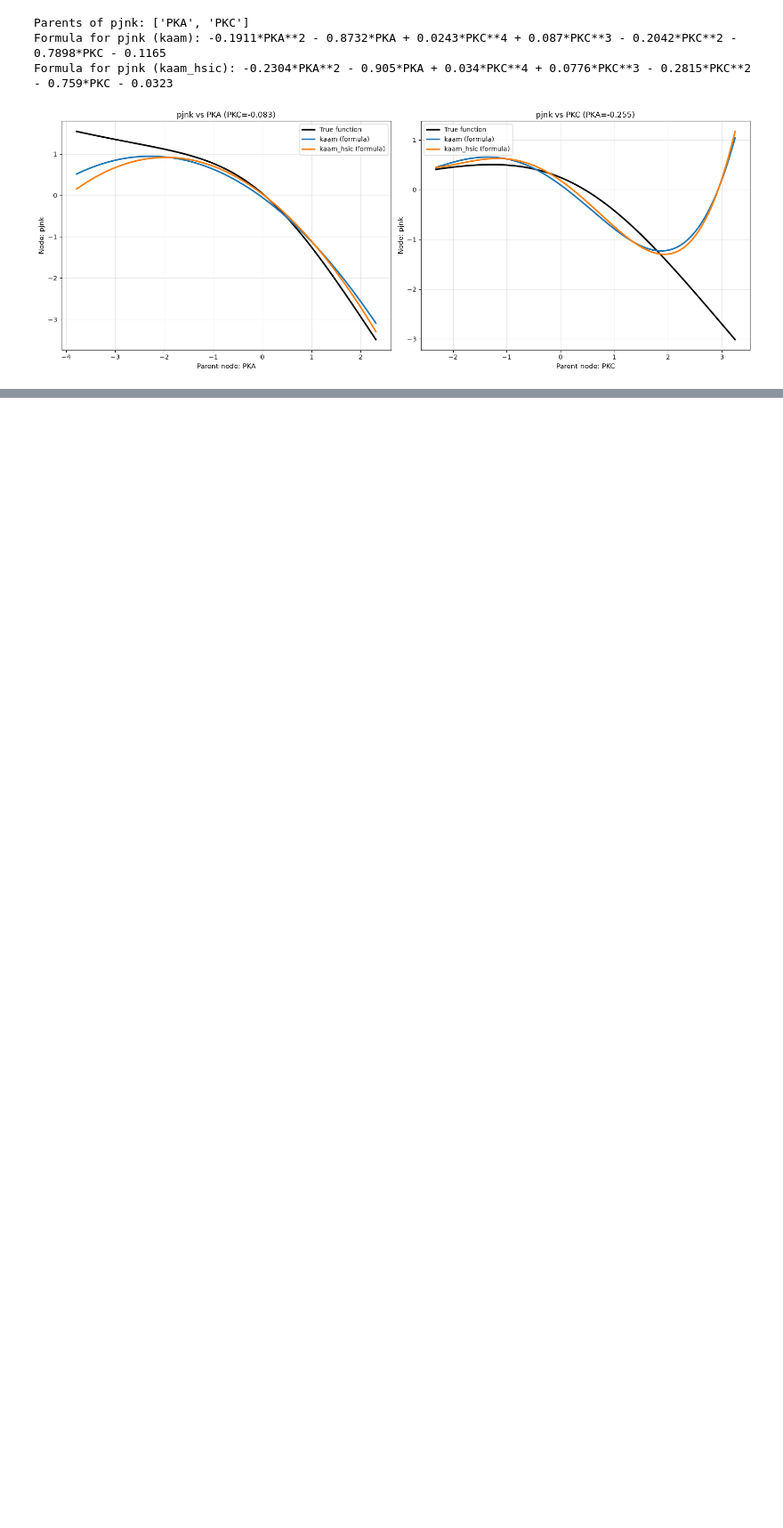
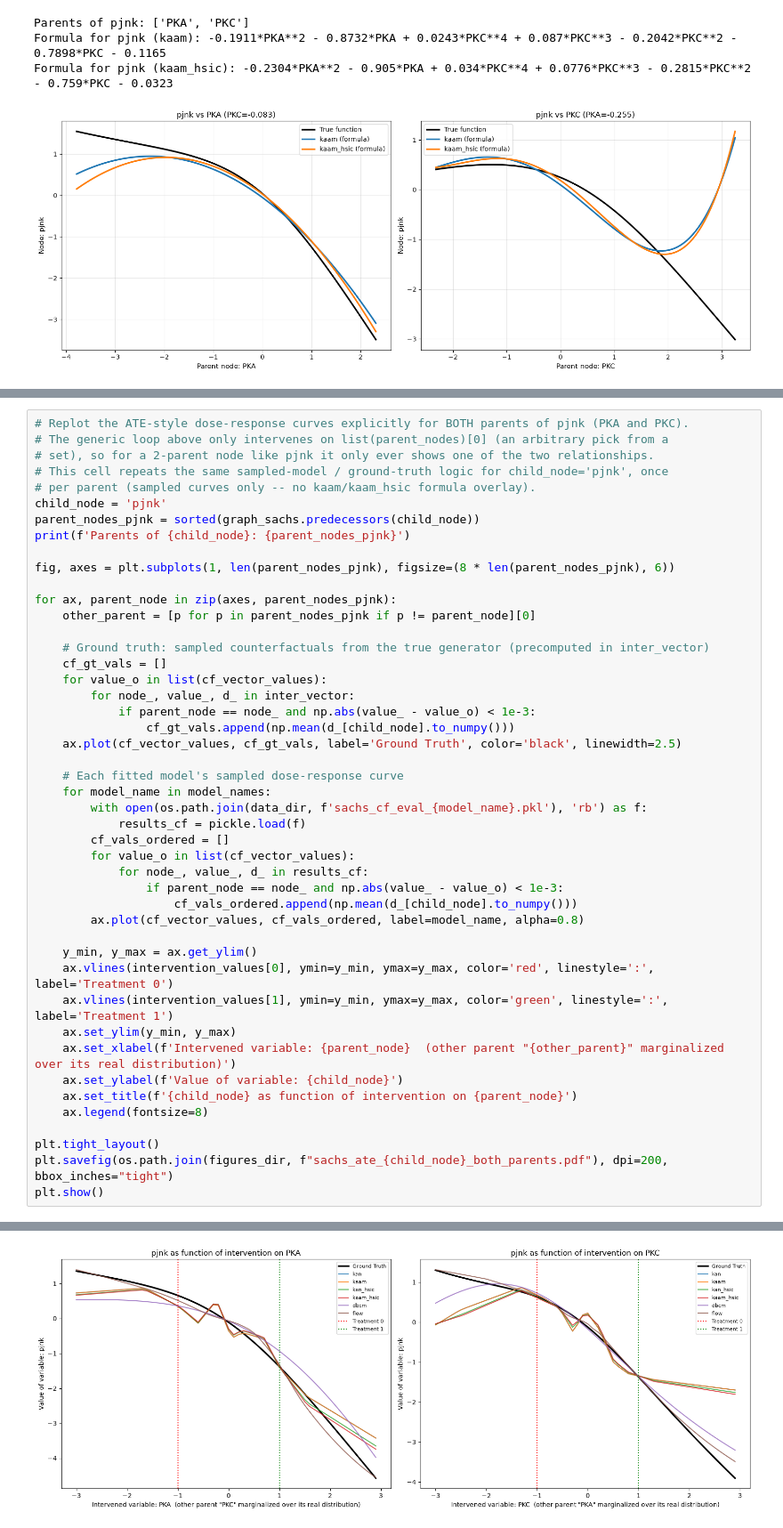
Before and after one commit to Claudia-Rodriguez2002/kacgm_hsic, a Jupyter notebook: notebooks/Experimento5/sachs_hsic_beta_results.ipynb, the cells around one changed output, grey strips where cells are left out. Shown at 89% size. Drawn from its saved outputs; the diff is of its cells as text; blank space fills up the shorter version.

Commit message:
Sachs ATE ejemplos

```diff
--- a/notebooks/Experimento5/sachs_hsic_beta_results.ipynb
+++ b/notebooks/Experimento5/sachs_hsic_beta_results.ipynb
@@ -557 +557,48 @@ ATE formula estimated for child node P38 using kaam_hsic model when intervening
 ... (7 outputs left out)
+# %%
+# Replot the ATE-style dose-response curves explicitly for BOTH parents of pjnk (PKA and PKC).
+# The generic loop above only intervenes on list(parent_nodes)[0] (an arbitrary pick from a
+# set), so for a 2-parent node like pjnk it only ever shows one of the two relationships.
+# This cell repeats the same sampled-model / ground-truth logic for child_node='pjnk', once
+# per parent (sampled curves only -- no kaam/kaam_hsic formula overlay).
+child_node = 'pjnk'
+parent_nodes_pjnk = sorted(graph_sachs.predecessors(child_node))
+print(f'Parents of {child_node}: {parent_nodes_pjnk}')
+
+fig, axes = plt.subplots(1, len(parent_nodes_pjnk), figsize=(8 * len(parent_nodes_pjnk), 6))
+
+for ax, parent_node in zip(axes, parent_nodes_pjnk):
+    other_parent = [p for p in parent_nodes_pjnk if p != parent_node][0]
+
+    # Ground truth: sampled counterfactuals from the true generator (precomputed in inter_vector)
+    cf_gt_vals = []
+    for value_o in list(cf_vector_values):
+        for node_, value_, d_ in inter_vector:
+            if parent_node == node_ and np.abs(value_ - value_o) < 1e-3:
+                cf_gt_vals.append(np.mean(d_[child_node].to_numpy()))
+    ax.plot(cf_vector_values, cf_gt_vals, label='Ground Truth', color='black', linewidth=2.5)
+
+    # Each fitted model's sampled dose-response curve
+    for model_name in model_names:
+        with open(os.path.join(data_dir, f'sachs_cf_eval_{model_name}.pkl'), 'rb') as f:
+            results_cf = pickle.load(f)
+        cf_vals_ordered = []
+        for value_o in list(cf_vector_values):
+            for node_, value_, d_ in results_cf:
+                if parent_node == node_ and np.abs(value_ - value_o) < 1e-3:
+                    cf_vals_ordered.append(np.mean(d_[child_node].to_numpy()))
+        ax.plot(cf_vector_values, cf_vals_ordered, label=model_name, alpha=0.8)
+
+    y_min, y_max = ax.get_ylim()
+    ax.vlines(intervention_values[0], ymin=y_min, ymax=y_max, color='red', linestyle=':', label='Treatment 0')
+    ax.vlines(intervention_values[1], ymin=y_min, ymax=y_max, color='green', linestyle=':', label='Treatment 1')
+    ax.set_ylim(y_min, y_max)
+    ax.set_xlabel(f'Intervened variable: {parent_node}  (other parent "{other_parent}" marginalized over its real distribution)')
+    ax.set_ylabel(f'Value of variable: {child_node}')
+    ax.set_title(f'{child_node} as function of intervention on {parent_node}')
+    ax.legend(fontsize=8)
+
+plt.tight_layout()
+plt.savefig(os.path.join(figures_dir, f"sachs_ate_{child_node}_both_parents.pdf"), dpi=200, bbox_inches="tight")
+plt.show()
+# %% [output]
@@ -558,3 +606,4 @@ ATE formula estimated for child node P38 using kaam_hsic model when intervening
+[figure, added]
 # %%
 # # ATE metrics evaluated on a grid for all possible interventions
 # formula_model_names = ['kaam_formula', 'kaam_hsic_formula']
```
Also changed, not shown: parts of 2 cells of this notebook, 3 other files.
